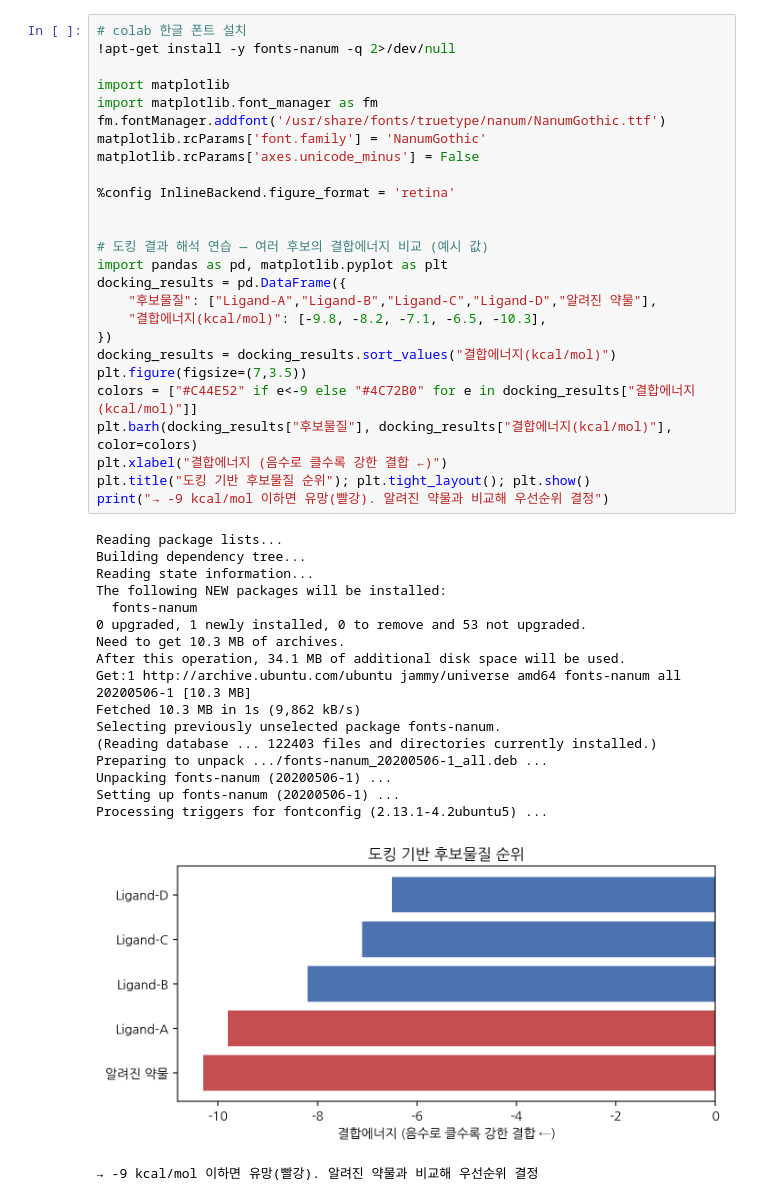
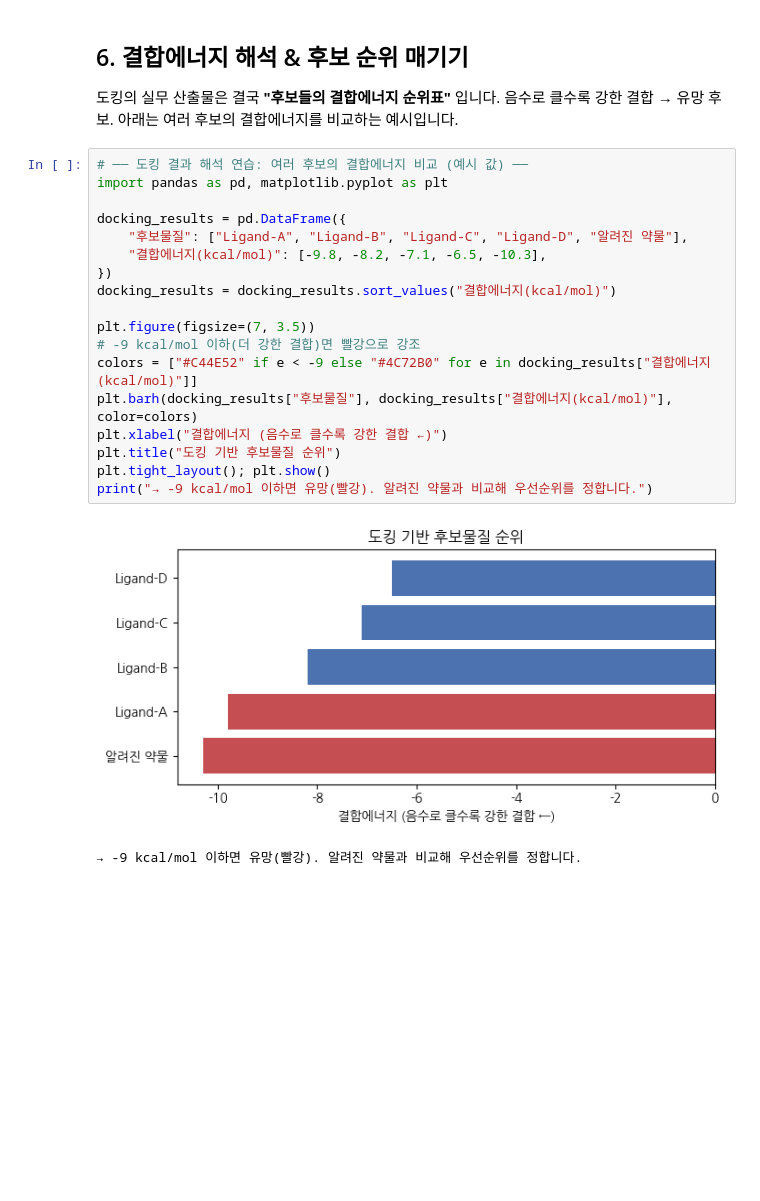
Before and after one commit to StillWork/AIDD_2610, a Jupyter notebook: 09_분자도킹_AutoDockVina_DiffDock.ipynb, the cells around one changed output. Cells and saved outputs as stored; diff of their text form; blank space fills up the shorter version.

Commit message:
Colab을 통해 생성됨

```diff
--- a/09_분자도킹_AutoDockVina_DiffDock.ipynb
+++ b/09_분자도킹_AutoDockVina_DiffDock.ipynb
@@ -79,45 +276,26 @@ print("  개념 이해가 목적이면 다음 셀의 '미리 계산된 결과'
+# %% [markdown]
+## 6. 결합에너지 해석 & 후보 순위 매기기
+
+도킹의 실무 산출물은 결국 **"후보들의 결합에너지 순위표"** 입니다.
+음수로 클수록 강한 결합 → 유망 후보. 아래는 여러 후보의 결합에너지를 비교하는 예시입니다.
 # %%
-# colab 한글 폰트 설치
-!apt-get install -y fonts-nanum -q 2>/dev/null
+# ── 도킹 결과 해석 연습: 여러 후보의 결합에너지 비교 (예시 값) ──
+import pandas as pd, matplotlib.pyplot as plt
 
-import matplotlib
-import matplotlib.font_manager as fm
-fm.fontManager.addfont('/usr/share/fonts/truetype/nanum/NanumGothic.ttf')
-matplotlib.rcParams['font.family'] = 'NanumGothic'
-matplotlib.rcParams['axes.unicode_minus'] = False
-
-%config InlineBackend.figure_format = 'retina'
-
-
-# 도킹 결과 해석 연습 — 여러 후보의 결합에너지 비교 (예시 값)
-import pandas as pd, matplotlib.pyplot as plt
 docking_results = pd.DataFrame({
-    "후보물질": ["Ligand-A","Ligand-B","Ligand-C","Ligand-D","알려진 약물"],
+    "후보물질": ["Ligand-A", "Ligand-B", "Ligand-C", "Ligand-D", "알려진 약물"],
     "결합에너지(kcal/mol)": [-9.8, -8.2, -7.1, -6.5, -10.3],
 })
 docking_results = docking_results.sort_values("결합에너지(kcal/mol)")
-plt.figure(figsize=(7,3.5))
-colors = ["#C44E52" if e<-9 else "#4C72B0" for e in docking_results["결합에너지(kcal/mol)"]]
+
+plt.figure(figsize=(7, 3.5))
+# -9 kcal/mol 이하(더 강한 결합)면 빨강으로 강조
+colors = ["#C44E52" if e < -9 else "#4C72B0" for e in docking_results["결합에너지(kcal/mol)"]]
 plt.barh(docking_results["후보물질"], docking_results["결합에너지(kcal/mol)"], color=colors)
 plt.xlabel("결합에너지 (음수로 클수록 강한 결합 ←)")
-plt.title("도킹 기반 후보물질 순위"); plt.tight_layout(); plt.show()
-print("→ -9 kcal/mol 이하면 유망(빨강). 알려진 약물과 비교해 우선순위 결정")
+plt.title("도킹 기반 후보물질 순위")
+plt.tight_layout(); plt.show()
+print("→ -9 kcal/mol 이하면 유망(빨강). 알려진 약물과 비교해 우선순위를 정합니다.")
 # %% [output]
+[figure, new version]
-Reading package lists...
-Building dependency tree...
-Reading state information...
-The following NEW packages will be installed:
-  fonts-nanum
-0 upgraded, 1 newly installed, 0 to remove and 53 not upgraded.
-Need to get 10.3 MB of archives.
-After this operation, 34.1 MB of additional disk space will be used.
-Get:1 http://archive.ubuntu.com/ubuntu jammy/universe amd64 fonts-nanum all 20200506-1 [10.3 MB]
-Fetched 10.3 MB in 1s (9,862 kB/s)
-Selecting previously unselected package fonts-nanum.
-(Reading database ... 122403 files and directories currently installed.)
-Preparing to unpack .../fonts-nanum_20200506-1_all.deb ...
-Unpacking fonts-nanum (20200506-1) ...
-Setting up fonts-nanum (20200506-1) ...
-Processing triggers for fontconfig (2.13.1-4.2ubuntu5) ...
+→ -9 kcal/mol 이하면 유망(빨강). 알려진 약물과 비교해 우선순위를 정합니다.
-[figure, old version]
-→ -9 kcal/mol 이하면 유망(빨강). 알려진 약물과 비교해 우선순위 결정
```
Also changed, not shown: parts of 23 cells of this notebook.
